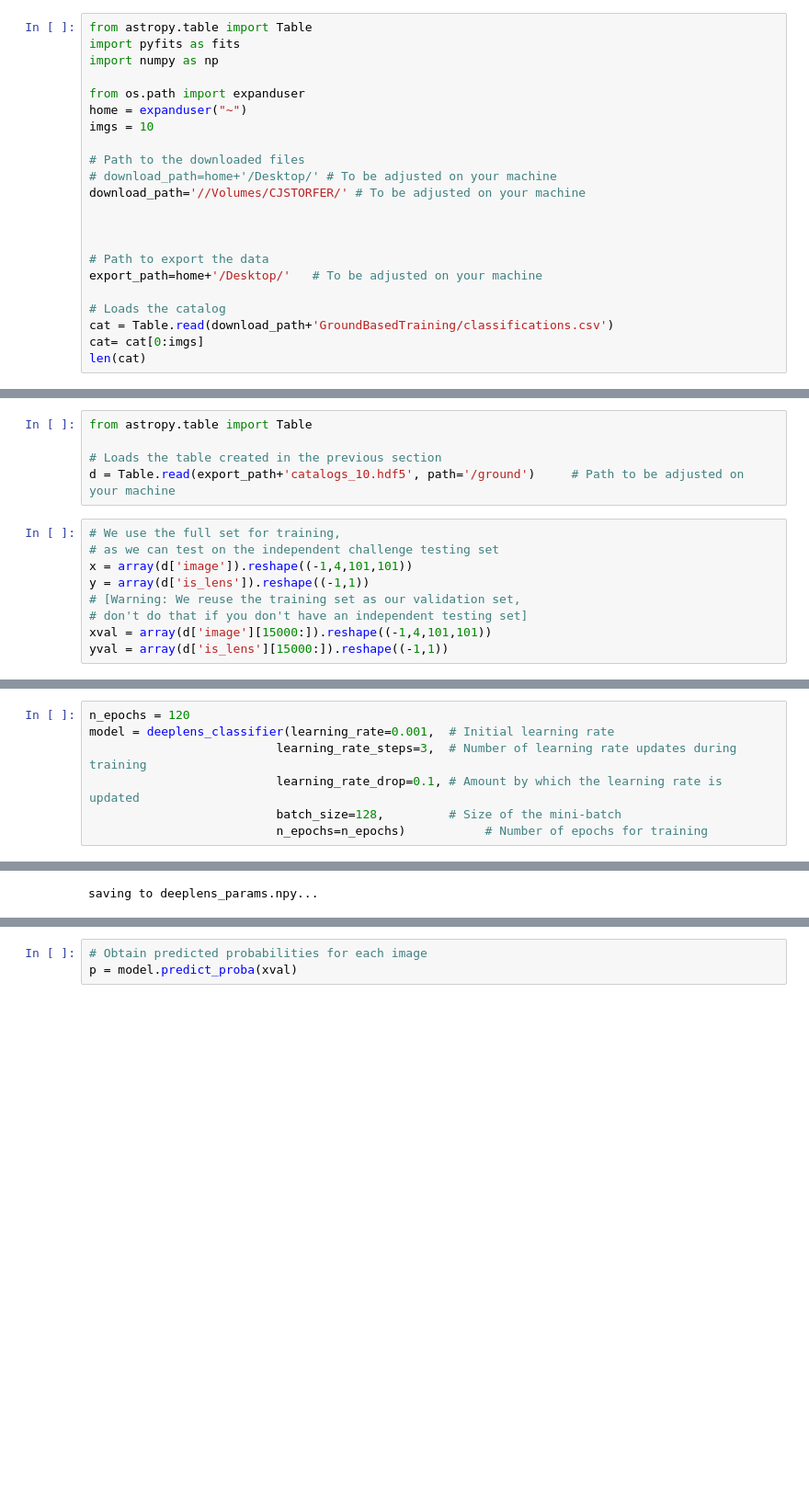
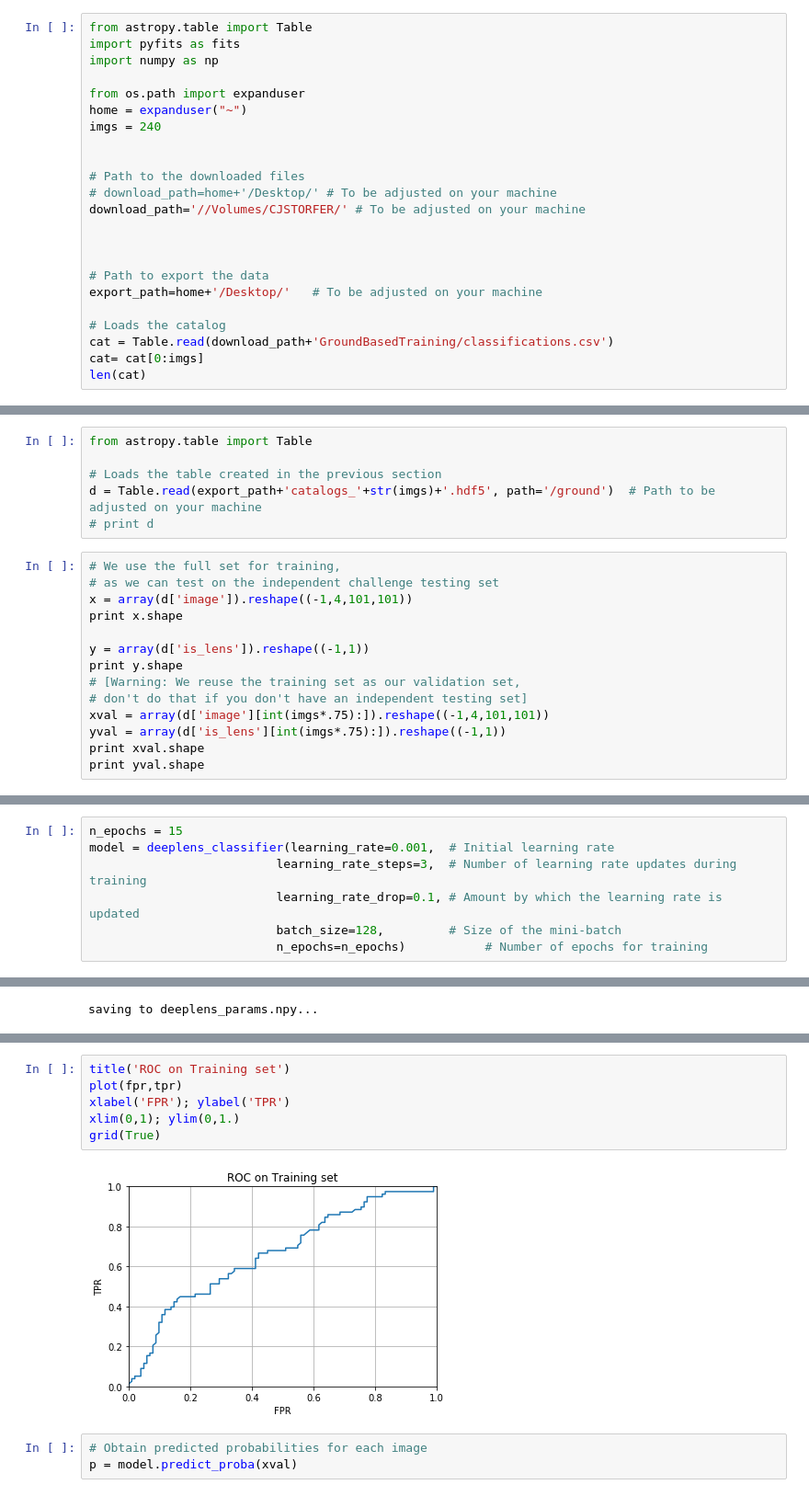
Before and after one commit to cjstorfer/LBNL-Project, a Jupyter notebook: CMUDeepLens/notebooks/BLF_GroundBased.ipynb, the cells around one changed output, grey strips where cells are left out. Shown at 92% size. Cells and saved outputs as stored; diff of their text form; blank space fills up the shorter version.

```diff
--- a/CMUDeepLens/notebooks/BLF_GroundBased.ipynb
+++ b/CMUDeepLens/notebooks/BLF_GroundBased.ipynb
@@ -34,7 +34,8 @@ import numpy as np
 
 from os.path import expanduser
 home = expanduser("~")
-imgs = 10
+imgs = 240
+
 
 # Path to the downloaded files
 # download_path=home+'/Desktop/' # To be adjusted on your machine
@@ -81,13 +98,19 @@ We now load the astropy table compiled above, and we apply some very minor pre-p
 from astropy.table import Table
 
 # Loads the table created in the previous section
-d = Table.read(export_path+'catalogs_10.hdf5', path='/ground')     # Path to be adjusted on your machine
+d = Table.read(export_path+'catalogs_'+str(imgs)+'.hdf5', path='/ground')  # Path to be adjusted on your machine
+# print d
 # %%
 # We use the full set for training,
 # as we can test on the independent challenge testing set
 x = array(d['image']).reshape((-1,4,101,101))
+print x.shape
+
 y = array(d['is_lens']).reshape((-1,1))
+print y.shape
 # [Warning: We reuse the training set as our validation set,
 # don't do that if you don't have an independent testing set]
-xval = array(d['image'][15000:]).reshape((-1,4,101,101))
-yval = array(d['is_lens'][15000:]).reshape((-1,1))
+xval = array(d['image'][int(imgs*.75):]).reshape((-1,4,101,101))
+yval = array(d['is_lens'][int(imgs*.75):]).reshape((-1,1))
+print xval.shape
+print yval.shape
@@ -136,6 +163,6 @@ WARNING (theano.configdefaults): install mkl with `conda install mkl-service`: N
 Using Theano backend.
 # %%
-n_epochs = 120
+n_epochs = 15
 model = deeplens_classifier(learning_rate=0.001,  # Initial learning rate
                           learning_rate_steps=3,  # Number of learning rate updates during training
                           learning_rate_drop=0.1, # Amount by which the learning rate is updated
@@ -179,3 +246,11 @@ ValueError: need at least one array to concatenate
+# %%
+title('ROC on Training set')
+plot(fpr,tpr)
+xlabel('FPR'); ylabel('TPR')
+xlim(0,1); ylim(0,1.)
+grid(True)
+# %% [output]
+[figure, added]
 # %%
 # Obtain predicted probabilities for each image
 p = model.predict_proba(xval)
```
Also changed, not shown: parts of 18 cells of this notebook, 23 other files.
